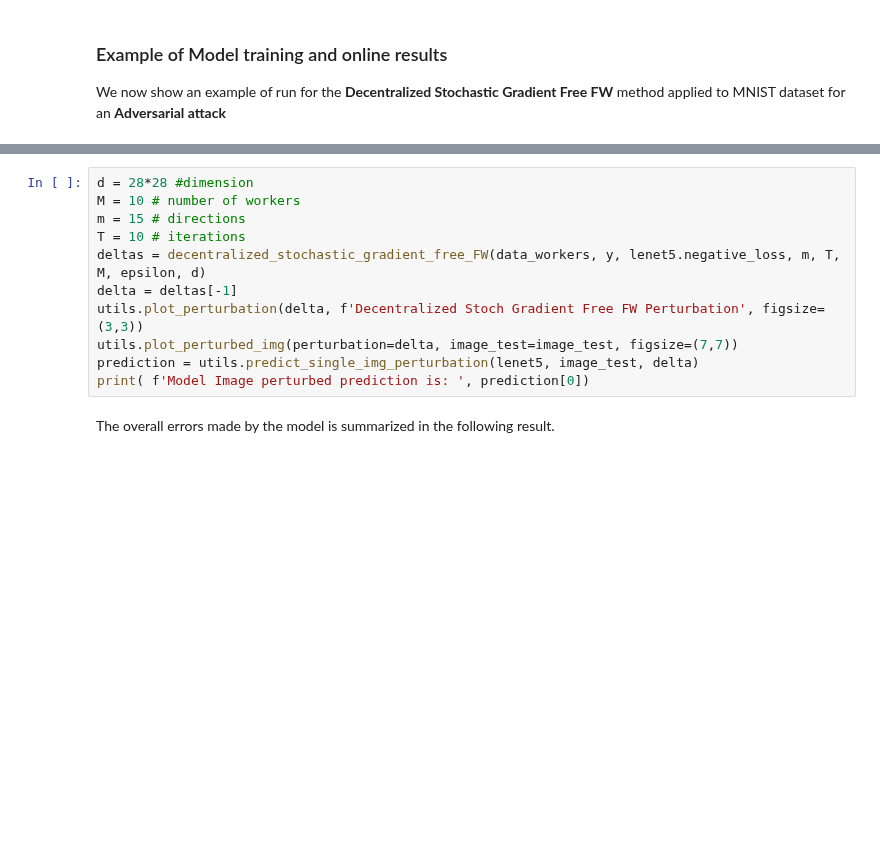
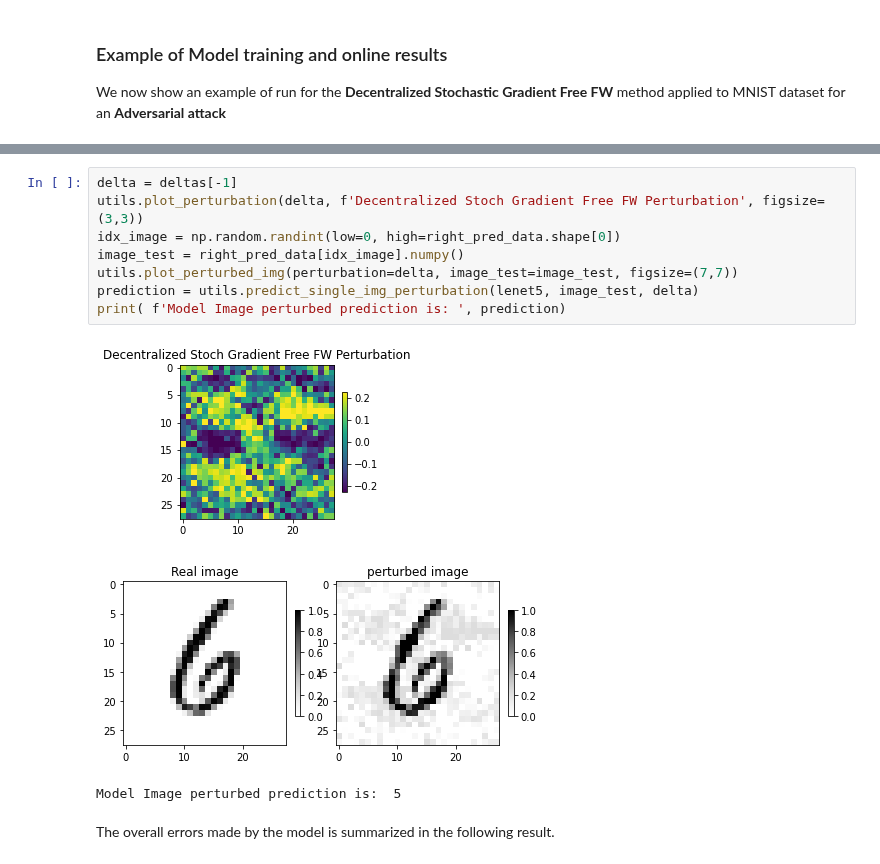
Before and after one commit to silviapoletti/Universal-Adversarial-Perturbation-starring-Frank-Wolfe, a Jupyter notebook: src/perturbation_notebook.ipynb, the cells around one changed output, grey strips where cells are left out. Saved outputs shown, nothing was run; the diff lists cells and outputs as text; blank space fills up the shorter version.

```diff
--- a/src/perturbation_notebook.ipynb
+++ b/src/perturbation_notebook.ipynb
@@ -105,14 +133,15 @@ We now show an example of run for the **Decentralized Stochastic Gradient Free F
 # %%
-d = 28*28 #dimension
-M = 10 # number of workers
-m = 15 # directions
-T = 10 # iterations
-deltas = decentralized_stochastic_gradient_free_FW(data_workers, y, lenet5.negative_loss, m, T, M, epsilon, d)
 delta = deltas[-1]
 utils.plot_perturbation(delta, f'Decentralized Stoch Gradient Free FW Perturbation', figsize=(3,3))
+idx_image = np.random.randint(low=0, high=right_pred_data.shape[0])
+image_test = right_pred_data[idx_image].numpy()
 utils.plot_perturbed_img(perturbation=delta, image_test=image_test, figsize=(7,7))
 prediction = utils.predict_single_img_perturbation(lenet5, image_test, delta)
-print( f'Model Image perturbed prediction is: ', prediction[0])
+print( f'Model Image perturbed prediction is: ', prediction)
+# %% [output]
+[figure, added]
+[figure, added]
+Model Image perturbed prediction is:  5
 # %% [markdown]
 The overall errors made by the model is summarized in the following result.
 # %%
```
Also changed, not shown: parts of 9 cells of this notebook, 1 other file.
